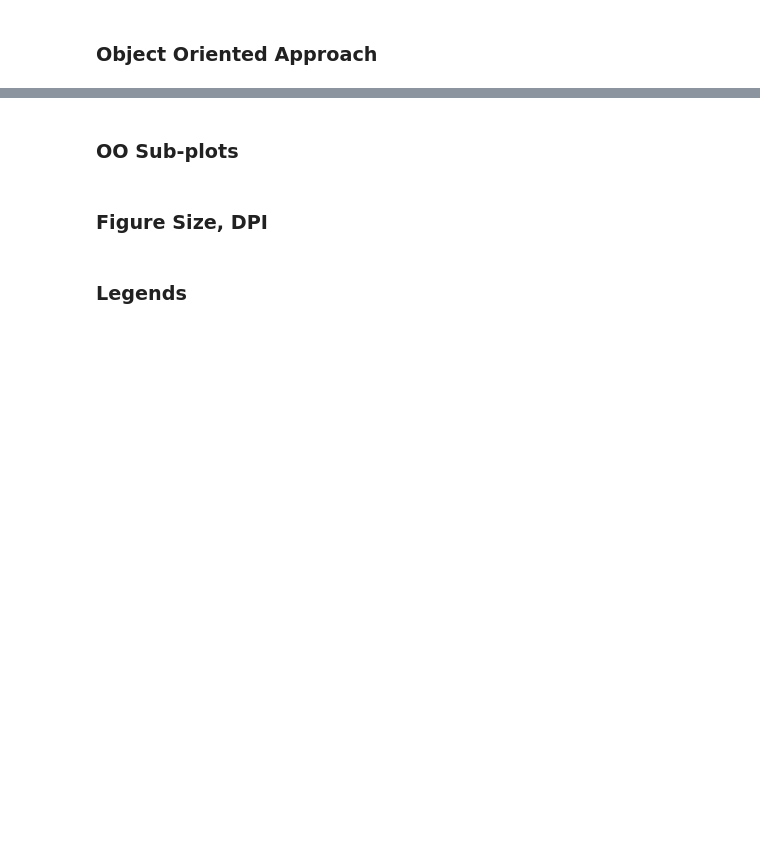
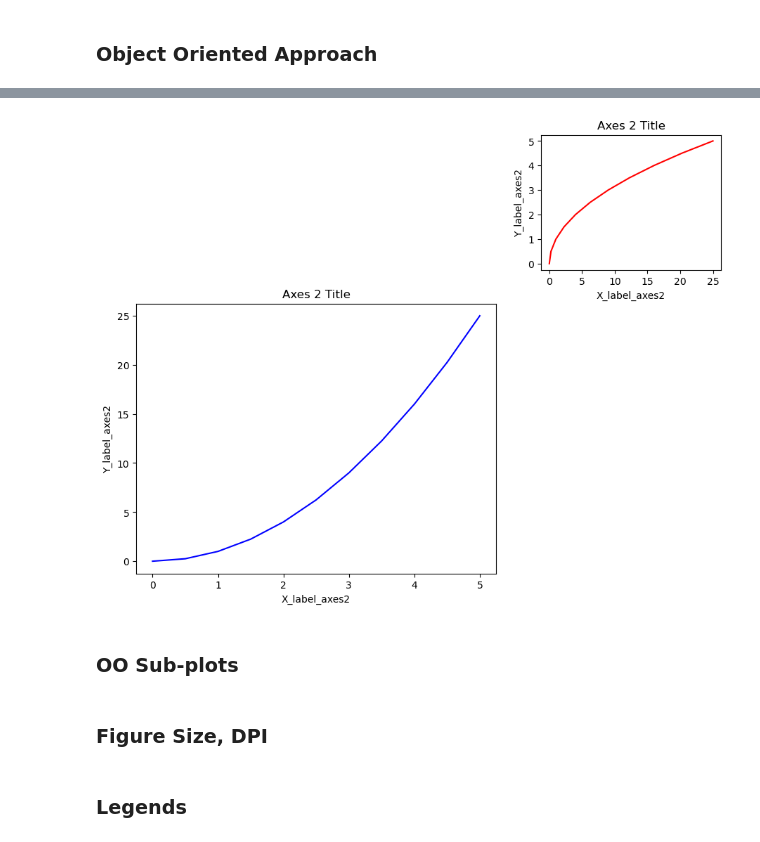
Before and after one commit to mindful-ai/ai-bootcamp-12082025, a Jupyter notebook: day-03/visualization/01_matplotlib_cw.ipynb, the cells around one changed output, grey strips where cells are left out. Saved outputs shown, nothing was run; the diff lists cells and outputs as text; code cells hidden in the pictures; blank space fills up the shorter version.

```diff
--- a/day-03/visualization/01_matplotlib_cw.ipynb
+++ b/day-03/visualization/01_matplotlib_cw.ipynb
@@ -39,21 +54,25 @@ axes.set_title("OO Approach")
 # %%
 # Creates blank canvas
 fig = plt.figure()
 
 axes1 = fig.add_axes([0.1, 0.1, 0.8, 0.8]) # main axes
-axes2 = fig.add_axes([0.2, 0.3, 0.4, 0.4]) # inset axes
+axes2 = fig.add_axes([1.0, 1.0, 0.4, 0.4]) # inset axes
 
 # Larger Figure Axes 1
 axes1.plot(x, y, 'b')
 axes1.set_xlabel('X_label_axes2')
 axes1.set_ylabel('Y_label_axes2')
 axes1.set_title('Axes 2 Title')
 
 # Insert Figure Axes 2
 axes2.plot(y, x, 'r')
 axes2.set_xlabel('X_label_axes2')
 axes2.set_ylabel('Y_label_axes2')
-axes2.set_title('Axes 2 Title');
+axes2.set_title('Axes 2 Title')
+
+plt.show()
+# %% [output]
+[figure, added]
 # %% [markdown]
 ### OO Sub-plots
 # %%
```
Also changed, not shown: parts of 18 cells of this notebook, 12 other files.
